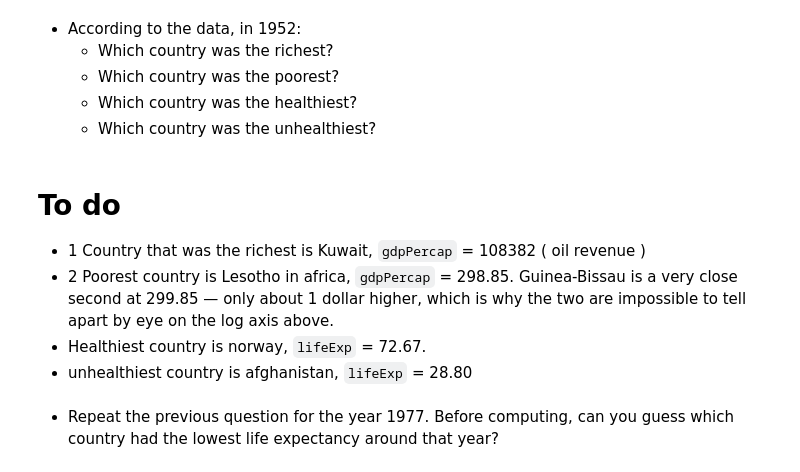
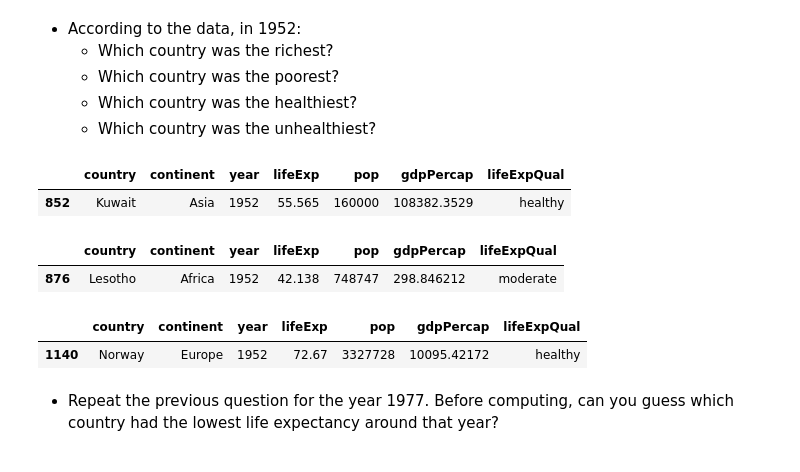
Before and after one commit to Superkai017/Data-Analysis1-Aupp-INF-604-, a Jupyter notebook: W4/Lab4_Data_Visualization_Sothea.ipynb, the cells around one changed output. Drawn from its saved outputs; the diff is of its cells as text; code cells hidden in the pictures.

```diff
--- a/W4/Lab4_Data_Visualization_Sothea.ipynb
+++ b/W4/Lab4_Data_Visualization_Sothea.ipynb
@@ -263,12 +263,25 @@ tbh yes they are look different from 2007 because 1952 is a peak cold war era be
     - Which country was the poorest?
     - Which country was the healthiest?
     - Which country was the unhealthiest?
-# %% [markdown]
-# To do
-- 1 Country that was the richest is Kuwait, `gdpPercap` = 108382 ( oil revenue )
-- 2 Poorest country is Lesotho in africa, `gdpPercap` = 298.85. Guinea-Bissau is a very close second at 299.85 — only about 1 dollar higher, which is why the two are impossible to tell apart by eye on the log axis above.
-- Healthiest country is norway, `lifeExp` = 72.67.
-- unhealthiest country is afghanistan, `lifeExp` = 28.80
+# %%
+# To do
+richest_country = data_1952.query("gdpPercap == gdpPercap.max()")
+richest_country
+# %% [output]
+|  | country | continent | year | lifeExp | pop | gdpPercap | lifeExpQual |
+| 852 | Kuwait | Asia | 1952 | 55.565 | 160000 | 108382.3529 | healthy |
+# %%
+poorest_country = data_1952.query("gdpPercap == gdpPercap.min()")
+poorest_country
+# %% [output]
+|  | country | continent | year | lifeExp | pop | gdpPercap | lifeExpQual |
+| 876 | Lesotho | Africa | 1952 | 42.138 | 748747 | 298.846212 | moderate |
+# %%
+healthiest_country =  data_1952.query("lifeExp == lifeExp.max()")
+healthiest_country
+# %% [output]
+|  | country | continent | year | lifeExp | pop | gdpPercap | lifeExpQual |
+| 1140 | Norway | Europe | 1952 | 72.67 | 3327728 | 10095.42172 | healthy |
 # %% [markdown]
 - Repeat the previous question for the year 1977. Before computing, can you guess which country had the lowest life expectancy around that year?
 # %% [markdown]
```
Also changed, not shown: parts of 10 cells of this notebook.
